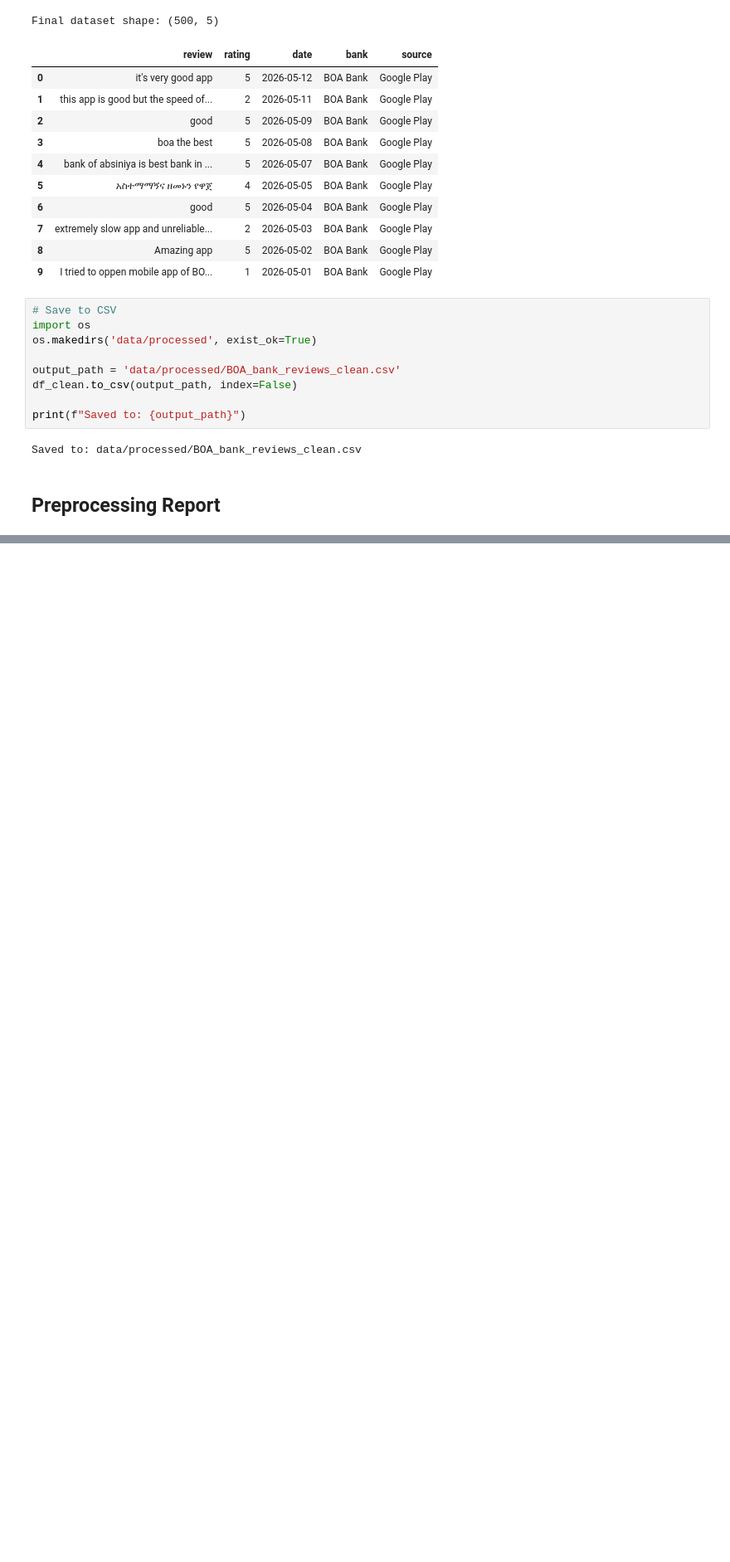
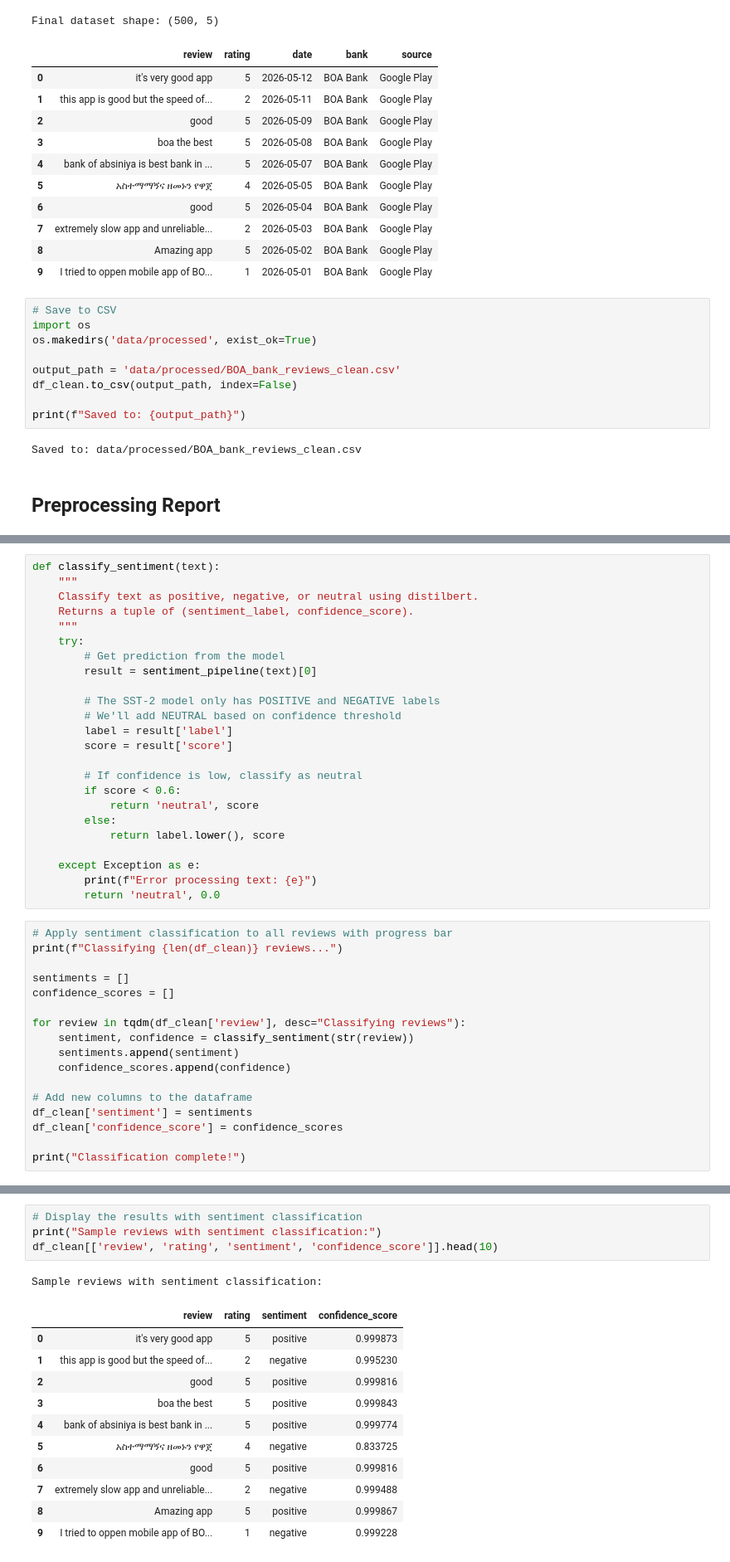
Before and after one commit to fevasni/Fintech-review-analytics, a Jupyter notebook: notebooks/BOA_scraping_preprocessing copy.ipynb, the cells around one changed output, grey strips where cells are left out. Shown at 83% size. Cells and saved outputs as stored; diff of their text form; blank space fills up the shorter version.

```diff
--- a/notebooks/BOA_scraping_preprocessing copy.ipynb
+++ b/notebooks/BOA_scraping_preprocessing copy.ipynb
@@ -433,0 +479,41 @@ print("\n" + "=" * 55)
+# %%
+def classify_sentiment(text):
+    """
+    Classify text as positive, negative, or neutral using distilbert.
+    Returns a tuple of (sentiment_label, confidence_score).
+    """
+    try:
+        # Get prediction from the model
+        result = sentiment_pipeline(text)[0]
+
+        # The SST-2 model only has POSITIVE and NEGATIVE labels
+        # We'll add NEUTRAL based on confidence threshold
+        label = result['label']
+        score = result['score']
+
+        # If confidence is low, classify as neutral
+        if score < 0.6:
+            return 'neutral', score
+        else:
+            return label.lower(), score
+
+    except Exception as e:
+        print(f"Error processing text: {e}")
+        return 'neutral', 0.0
+# %%
+# Apply sentiment classification to all reviews with progress bar
+print(f"Classifying {len(df_clean)} reviews...")
+
+sentiments = []
+confidence_scores = []
+
+for review in tqdm(df_clean['review'], desc="Classifying reviews"):
+    sentiment, confidence = classify_sentiment(str(review))
+    sentiments.append(sentiment)
+    confidence_scores.append(confidence)
+
+# Add new columns to the dataframe
+df_clean['sentiment'] = sentiments
+df_clean['confidence_score'] = confidence_scores
+
+print("Classification complete!")
@@ -433,0 +523,17 @@ print("\n" + "=" * 55)
+# %%
+# Display the results with sentiment classification
+print("Sample reviews with sentiment classification:")
+df_clean[['review', 'rating', 'sentiment', 'confidence_score']].head(10)
+# %% [output]
+Sample reviews with sentiment classification:
+|  | review | rating | sentiment | confidence_score |
+| 0 | it's very good app | 5 | positive | 0.999873 |
+| 1 | this app is good but the speed of... | 2 | negative | 0.995230 |
+| 2 | good | 5 | positive | 0.999816 |
+| 3 | boa the best | 5 | positive | 0.999843 |
+| 4 | bank of absiniya is best bank in ... | 5 | positive | 0.999774 |
+| 5 | አስተማማኝና ዘመኑን የዋጀ | 4 | negative | 0.833725 |
+| 6 | good | 5 | positive | 0.999816 |
+| 7 | extremely slow app and unreliable... | 2 | negative | 0.999488 |
+| 8 | Amazing app | 5 | positive | 0.999867 |
+| 9 | I tried to oppen mobile app of BO... | 1 | negative | 0.999228 |
```
Also changed, not shown: parts of 9 cells of this notebook, 2 other files.
